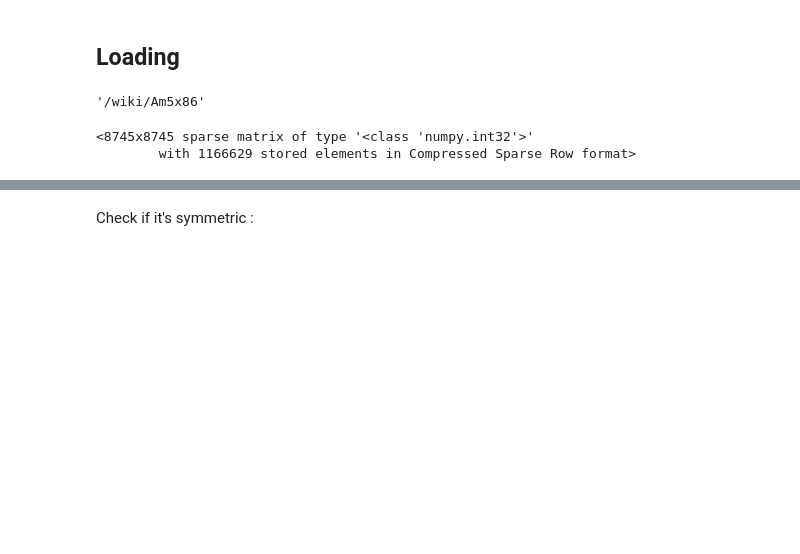
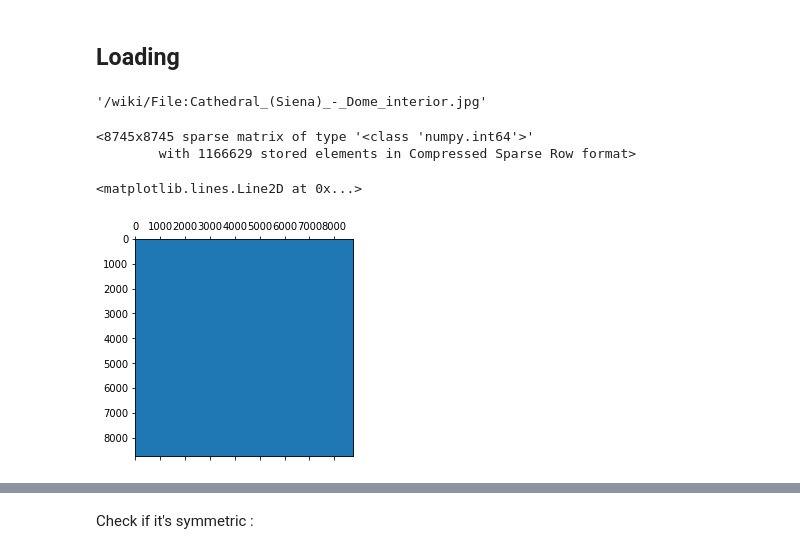
Before and after one commit to armand33/wikipedia_graph, a Jupyter notebook: scraping.ipynb, the cells around one changed output, grey strips where cells are left out. Saved outputs shown, nothing was run; the diff lists cells and outputs as text; code cells hidden in the pictures; blank space fills up the shorter version.

```diff
--- a/scraping.ipynb
+++ b/scraping.ipynb
@@ -89,11 +89,11 @@ import networkx as nx
 import pickle
 
 def save_obj(obj, name ):
-    with open('obj/'+ name + '.pkl', 'wb') as f:
+    with open('data/'+ name + '.pkl', 'wb') as f:
         pickle.dump(obj, f, pickle.HIGHEST_PROTOCOL)
 
 def load_obj(name ):
-    with open('obj/' + name + '.pkl', 'rb') as f:
+    with open('data/' + name + '.pkl', 'rb') as f:
         return pickle.load(f)
 # %%
 save_obj(nodes, 'nodes')
@@ -111,7 +111,7 @@ neighbors = load_obj('neighbors')
 nodes = list(nodes)
 nodes[0]
 # %% [output]
-'/wiki/Am5x86'
+'/wiki/File:Cathedral_(Siena)_-_Dome_interior.jpg'
 # %%
 #directed :
 #g = nx.DiGraph(neighbors)
@@ -122,5 +122,10 @@ g = nx.Graph(neighbors)
 adj = nx.adjacency_matrix(g)
 adj
 # %% [output]
-<8745x8745 sparse matrix of type '<class 'numpy.int32'>'
+<8745x8745 sparse matrix of type '<class 'numpy.int64'>'
         with 1166629 stored elements in Compressed Sparse Row format>
+# %%
+plt.spy(adj)
+# %% [output]
+<matplotlib.lines.Line2D at 0x...>
+[figure, added]
```
Also changed, not shown: parts of 12 cells of this notebook.
